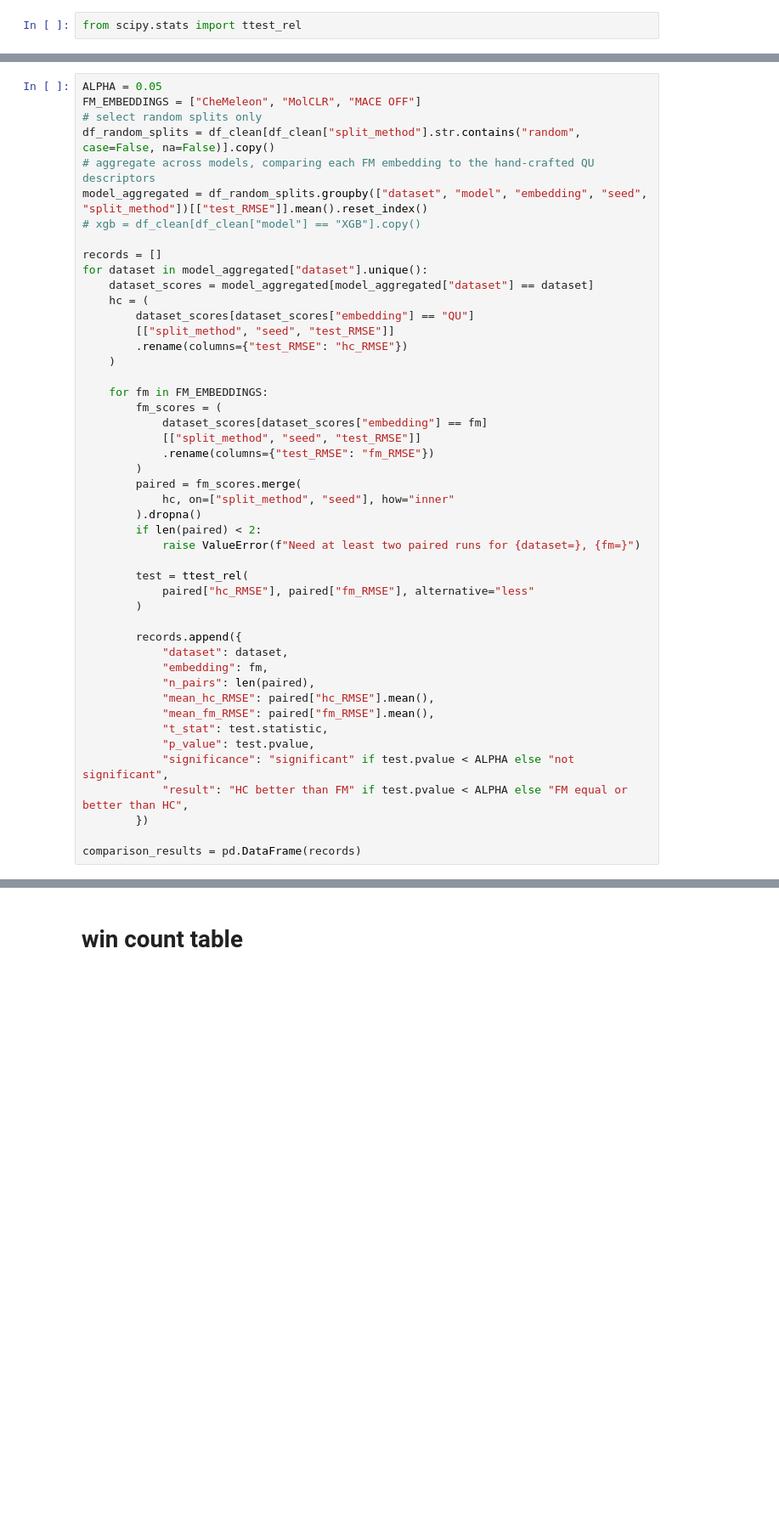
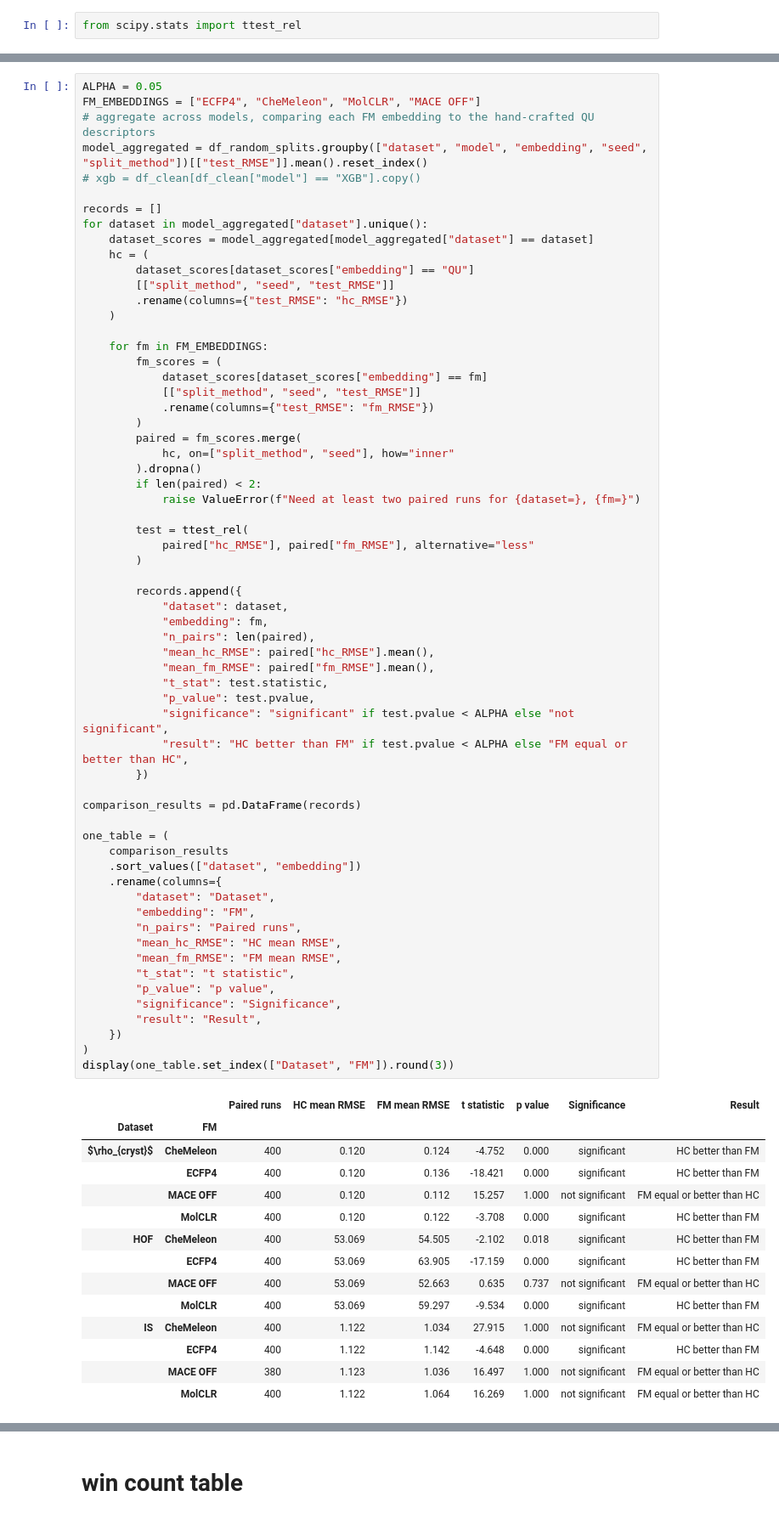
Before and after one commit to CABackman/fm-4-em, a Jupyter notebook: 06_NOTEBOOKS/04_results_processing.ipynb, the cells around one changed output, grey strips where cells are left out. Shown at 85% size. Drawn from its saved outputs; the diff is of its cells as text; blank space fills up the shorter version.

```diff
--- a/06_NOTEBOOKS/04_results_processing.ipynb
+++ b/06_NOTEBOOKS/04_results_processing.ipynb
@@ -239,8 +240,6 @@ from scipy.stats import ttest_rel
 # %%
 ALPHA = 0.05
-FM_EMBEDDINGS = ["CheMeleon", "MolCLR", "MACE OFF"]
-# select random splits only
-df_random_splits = df_clean[df_clean["split_method"].str.contains("random", case=False, na=False)].copy()
+FM_EMBEDDINGS = ["ECFP4", "CheMeleon", "MolCLR", "MACE OFF"]
 # aggregate across models, comparing each FM embedding to the hand-crafted QU descriptors
 model_aggregated = df_random_splits.groupby(["dataset", "model", "embedding", "seed", "split_method"])[["test_RMSE"]].mean().reset_index()
 # xgb = df_clean[df_clean["model"] == "XGB"].copy()
@@ -256,30 +255,62 @@ for dataset in model_aggregated["dataset"].unique():
 
     for fm in FM_EMBEDDINGS:
         fm_scores = (
             dataset_scores[dataset_scores["embedding"] == fm]
             [["split_method", "seed", "test_RMSE"]]
             .rename(columns={"test_RMSE": "fm_RMSE"})
         )
         paired = fm_scores.merge(
             hc, on=["split_method", "seed"], how="inner"
         ).dropna()
         if len(paired) < 2:
             raise ValueError(f"Need at least two paired runs for {dataset=}, {fm=}")
 
         test = ttest_rel(
             paired["hc_RMSE"], paired["fm_RMSE"], alternative="less"
         )
 
         records.append({
             "dataset": dataset,
             "embedding": fm,
             "n_pairs": len(paired),
             "mean_hc_RMSE": paired["hc_RMSE"].mean(),
             "mean_fm_RMSE": paired["fm_RMSE"].mean(),
             "t_stat": test.statistic,
             "p_value": test.pvalue,
             "significance": "significant" if test.pvalue < ALPHA else "not significant",
             "result": "HC better than FM" if test.pvalue < ALPHA else "FM equal or better than HC",
         })
 
 comparison_results = pd.DataFrame(records)
+
+one_table = (
+    comparison_results
+    .sort_values(["dataset", "embedding"])
+    .rename(columns={
+        "dataset": "Dataset",
+        "embedding": "FM",
+        "n_pairs": "Paired runs",
+        "mean_hc_RMSE": "HC mean RMSE",
+        "mean_fm_RMSE": "FM mean RMSE",
+        "t_stat": "t statistic",
+        "p_value": "p value",
+        "significance": "Significance",
+        "result": "Result",
+    })
+)
+display(one_table.set_index(["Dataset", "FM"]).round(3))
+# %% [output]
+|  |  | Paired runs | HC mean RMSE | FM mean RMSE | t statistic | p value | Significance | Result |
+| Dataset | FM |  |  |  |  |  |  |  |
+| $\rho_{cryst}$ | CheMeleon | 400 | 0.120 | 0.124 | -4.752 | 0.000 | significant | HC better than FM |
+|  | ECFP4 | 400 | 0.120 | 0.136 | -18.421 | 0.000 | significant | HC better than FM |
+|  | MACE OFF | 400 | 0.120 | 0.112 | 15.257 | 1.000 | not significant | FM equal or better than HC |
+|  | MolCLR | 400 | 0.120 | 0.122 | -3.708 | 0.000 | significant | HC better than FM |
+| HOF | CheMeleon | 400 | 53.069 | 54.505 | -2.102 | 0.018 | significant | HC better than FM |
+|  | ECFP4 | 400 | 53.069 | 63.905 | -17.159 | 0.000 | significant | HC better than FM |
+|  | MACE OFF | 400 | 53.069 | 52.663 | 0.635 | 0.737 | not significant | FM equal or better than HC |
+|  | MolCLR | 400 | 53.069 | 59.297 | -9.534 | 0.000 | significant | HC better than FM |
+| IS | CheMeleon | 400 | 1.122 | 1.034 | 27.915 | 1.000 | not significant | FM equal or better than HC |
+|  | ECFP4 | 400 | 1.122 | 1.142 | -4.648 | 0.000 | significant | HC better than FM |
+|  | MACE OFF | 380 | 1.123 | 1.036 | 16.497 | 1.000 | not significant | FM equal or better than HC |
+|  | MolCLR | 400 | 1.122 | 1.064 | 16.269 | 1.000 | not significant | FM equal or better than HC |
```
Also changed, not shown: parts of 9 cells of this notebook, 2 other files.
